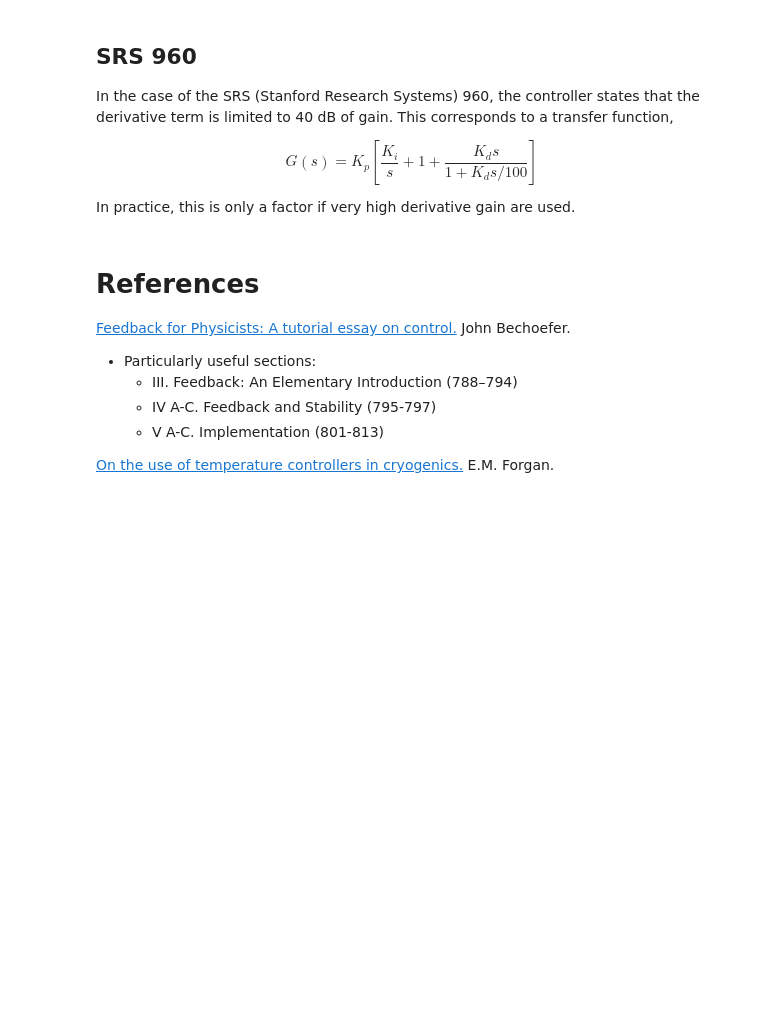
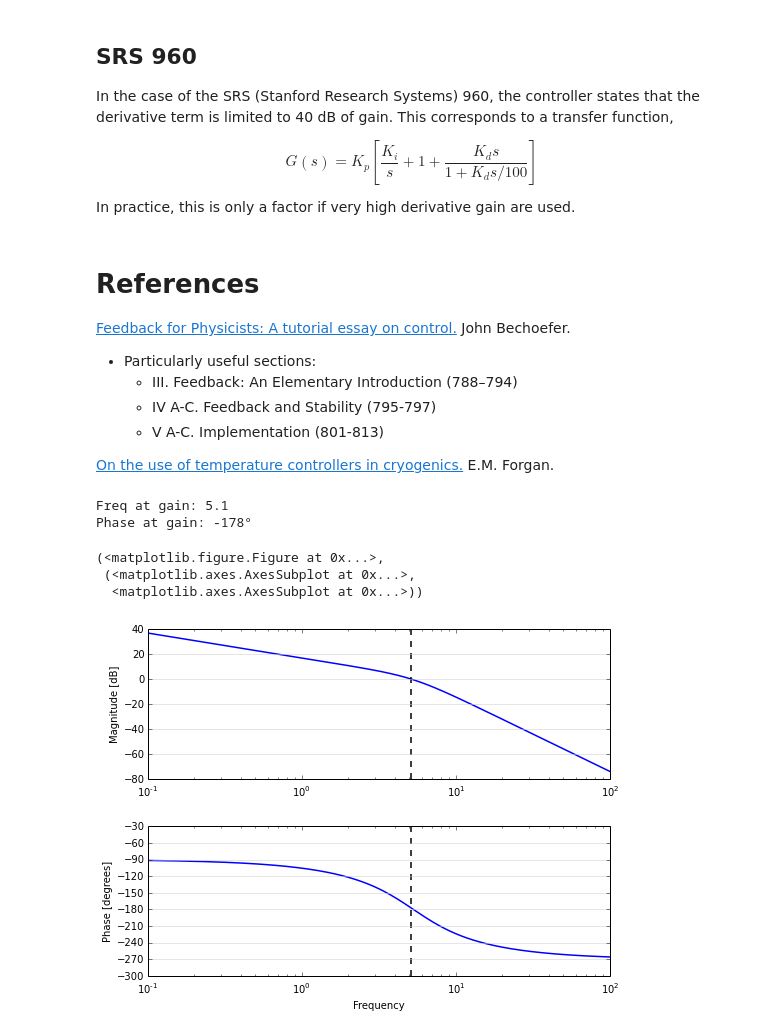
Before and after one commit to ryanpdwyer/what-is-feedback, a Jupyter notebook: 1502-what-is-feedback.ipynb, the cells around one changed output. Cells and saved outputs as stored; diff of their text form; code cells hidden in the pictures; blank space fills up the shorter version.

```diff
--- a/1502-what-is-feedback.ipynb
+++ b/1502-what-is-feedback.ipynb
@@ -902,3 +901,30 @@ In practice, this is only a factor if very high derivative gain are used.
     - V A-C. Implementation (801-813)
 
 <a href="http://dx.doi.org/10.1016/0011-2275(74)90190-8">On the use of temperature controllers in cryogenics.</a> E.M. Forgan.
+# %%
+def butter_poly(n, s):
+    """Butterworth polynomials."""
+    k = sm.symbols('k', integer=True)
+    if n == 1:
+        return s + 1
+    elif n % 2 == 0:
+        return sm.product(s**2 - 2*s*sm.cos((2*k+n-1)/(2*n) *sm.pi) + 1,
+                          (k, 1, int(n/2)))
+    else:
+        return (s+1)* sm.product(s**2 - 2*s*sm.cos((2*k+n-1)/(2*n) *sm.pi) + 1,
+                                 (k, 1, int((n-1)//2)))
+
+
+def butter(n, s):
+    """Analog low pass butterworth filter of order n."""
+    return 1/butter_poly(n, s)
+# %%
+oloop = 45/s*butter(2, s*30e-3)
+bode_plot_s(oloop, s, (0.1, 100), gain_point=0)
+# %% [output]
+Freq at gain: 5.1
+Phase at gain: -178°
+(<matplotlib.figure.Figure at 0x...>,
+ (<matplotlib.axes.AxesSubplot at 0x...>,
+  <matplotlib.axes.AxesSubplot at 0x...>))
+[figure, added]
```
Also changed, not shown: parts of 12 cells of this notebook, 5 other files.
